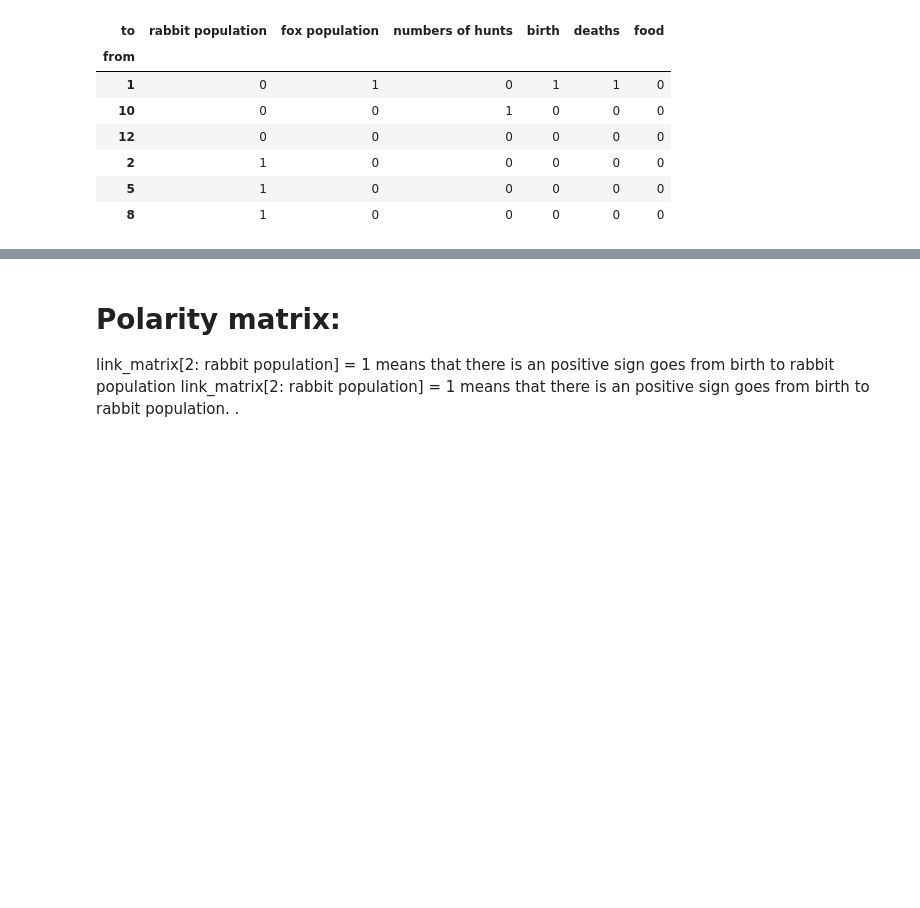
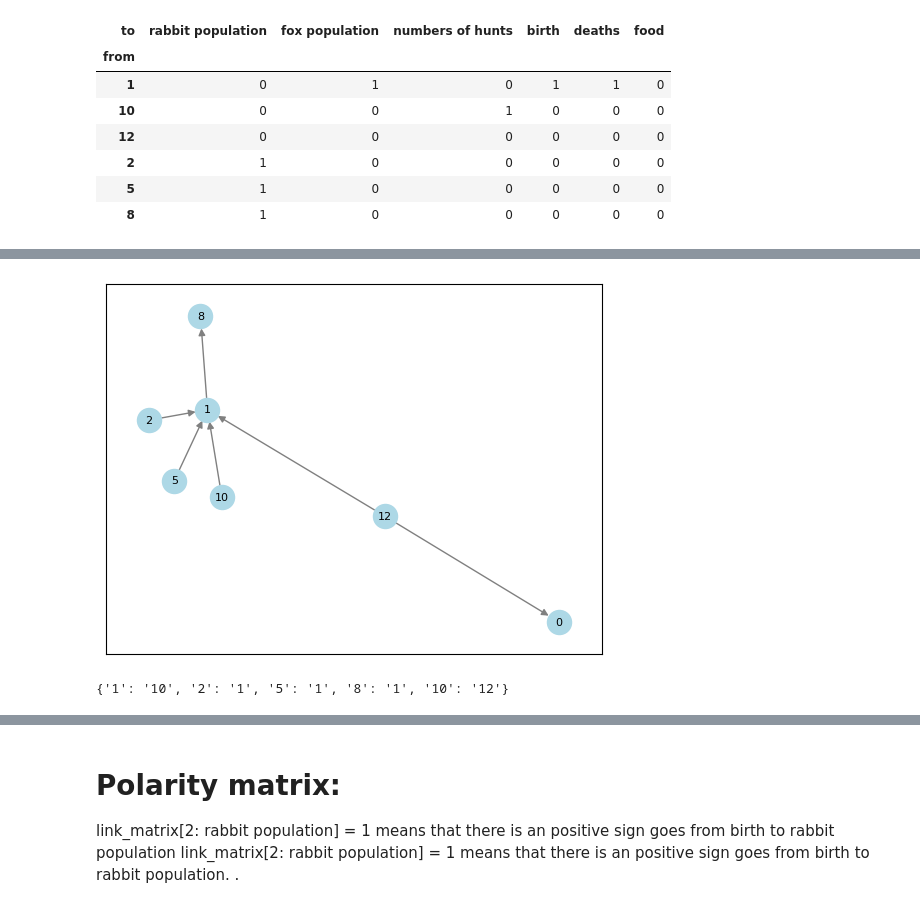
Before and after one commit to georgia-max/MentalMaps_Aggregation, a Jupyter notebook: Toy_Model.ipynb, the cells around one changed output, grey strips where cells are left out. Saved outputs shown, nothing was run; the diff lists cells and outputs as text; code cells hidden in the pictures; blank space fills up the shorter version.

Commit message:
messy code, but it's working, translating to networkx representation

```diff
--- a/Toy_Model.ipynb
+++ b/Toy_Model.ipynb
@@ -169,0 +224,10 @@ link_matrix
+# %%
+
+G3= nx.to_networkx_graph(dict_links, create_using=nx.MultiDiGraph())
+nx.draw_networkx(G3, with_labels=True, node_color='lightblue', edge_color='gray', font_size=8)
+# %% [output]
+[figure, added]
+# %%
+dict_links
+# %% [output]
+{'1': '10', '2': '1', '5': '1', '8': '1', '10': '12'}
```
Also changed, not shown: parts of 29 cells of this notebook, 4 other files.
